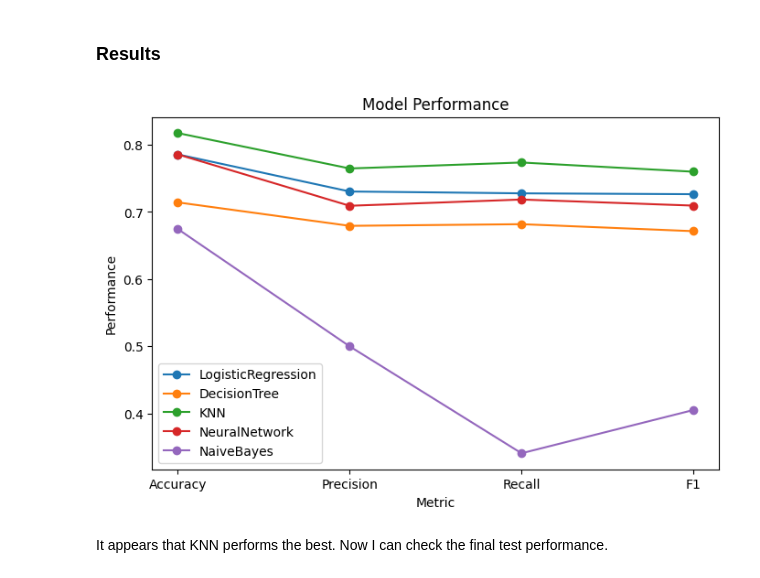
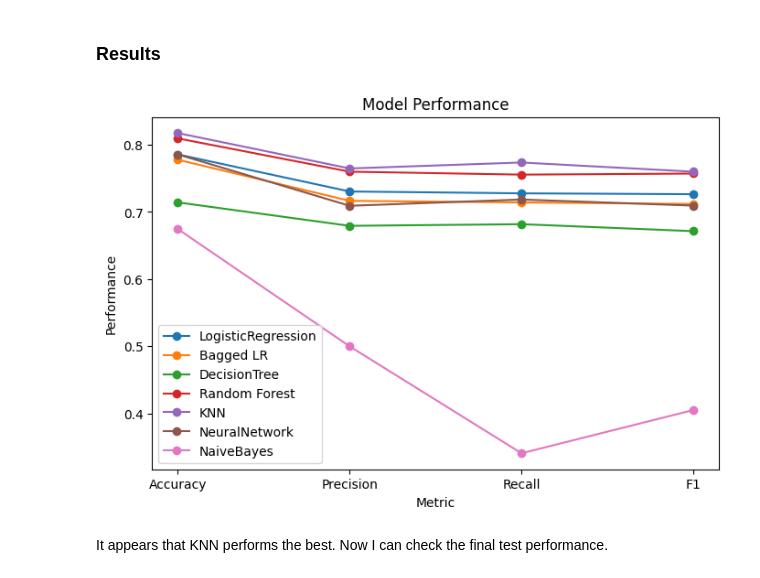
Before and after one commit to tikkikkit21/WeatherML, a Jupyter notebook: research.ipynb, the cells around one changed output. Saved outputs shown, nothing was run; the diff lists cells and outputs as text; code cells hidden in the pictures.

Commit message:
Add bagging
Related to #15

```diff
--- a/research.ipynb
+++ b/research.ipynb
@@ -604,0 +608,11 @@ Params: Best Logistic Regression
+# %%
+bagged_lr = BaggingClassifier(
+    random_state=RANDOM_STATE,
+    estimator=best_lr,
+    n_estimators=10,
+    n_jobs=-2
+)
+
+bagged_lr.fit(X_train, y_train)
+bagged_lr_ypred = bagged_lr.predict(X_val)
+bagged_results = score_model(bagged_lr_ypred, y_val, label='Bagged Logistic Regression')
@@ -626,0 +650,11 @@ Params: Best Decision Tree
+# %%
+forest = BaggingClassifier(
+    random_state=RANDOM_STATE,
+    estimator=best_dt,
+    n_estimators=10,
+    n_jobs=-2
+)
+
+forest.fit(X_train, y_train)
+forest_ypred = forest.predict(X_val)
+forest_results = score_model(forest_ypred, y_val, label='Random Forest')
@@ -685,25 +726,25 @@ Params: Best Naive Bayes
 ### Results
 # %%
 metric_labels = ['Accuracy', 'Precision', 'Recall', 'F1']
-models = ['LogisticRegression', 'DecisionTree', 'KNN', 'NeuralNetwork', 'NaiveBayes']
-metrics = np.array([lr_results, dt_results, knn_results, nn_results, nb_results]).T
+models = ['LogisticRegression', 'Bagged LR', 'DecisionTree', 'Random Forest', 'KNN', 'NeuralNetwork', 'NaiveBayes']
+metrics = np.array([lr_results, bagged_results, dt_results, forest_results, knn_results, nn_results, nb_results]).T
 
 fig, ax = plt.subplots(figsize=(8,5))
 for i, label in enumerate(models):
     ax.plot(
         metric_labels,
         metrics[:, i],
         marker='o',
         label=label
     )
 
 ax.set_xlabel('Metric')
 ax.set_ylabel('Performance')
 ax.set_title('Model Performance')
 ax.legend()
 plt.show()
 # %% [output]
-[figure, old version]
+[figure, new version]
 # %% [markdown]
 It appears that KNN performs the best. Now I can check the final test performance.
 # %%
```
Also changed, not shown: parts of 5 cells of this notebook.
